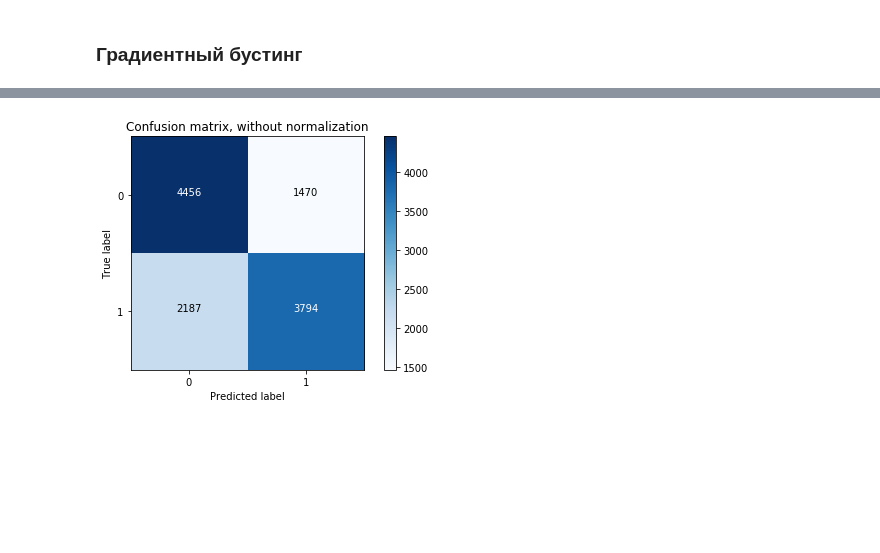
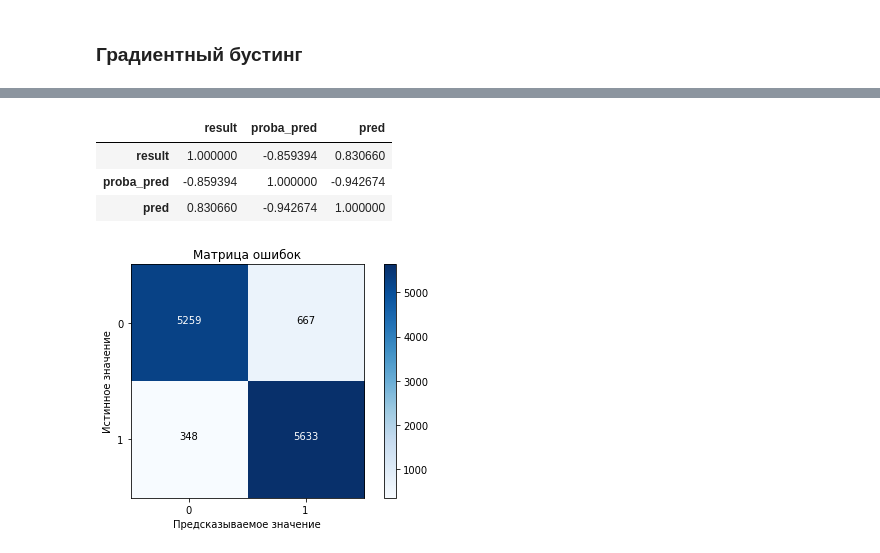
Before and after one commit to DmitryEliseev/diploma-project-2018, a Jupyter notebook: machine-learning/S2-LR_SVC_GB.ipynb, the cells around one changed output, grey strips where cells are left out. Drawn from its saved outputs; the diff is of its cells as text; code cells hidden in the pictures; blank space fills up the shorter version.

```diff
--- a/machine-learning/S2-LR_SVC_GB.ipynb
+++ b/machine-learning/S2-LR_SVC_GB.ipynb
@@ -161,5 +167,11 @@ print([var[0] for var in result2[-NUM_OF_BEST_FEATURES:]])
 НАИМЕНЕЕ важные переменные для GradientBoostingClassifier:
 ['supT_1', 'org_1s_sev', 'sup_sim_price', 'price_higher_pmp', 'sup_okpd_exp']
-# %%
-scaler = StandardScaler()
-X = scaler.fit_transform(X)
+# %%
+# Нормализация значений описательных переменных
+scaler = StandardScaler()
+
+columns_to_normalize = ['org_cntr_num', 'sup_cntr_num', 'sup_cntr_avg_price', 'pmp']
+X.loc[:, columns_to_normalize] = scaler.fit_transform(X.loc[:, columns_to_normalize])
+
+X['price'] = np.log(X['price'])
+X = X.values
@@ -188,7 +202,7 @@ gb = GradientBoostingClassifier()
 # %%
 start_time = time.time()
 
-for idx, (train_index, test_index) in enumerate(KFold(n_splits=10).split(X)):
+for idx, (train_index, test_index) in enumerate(KFold(n_splits=10, shuffle=True).split(X)):
     print('Обучение {} разбиения'.format(idx + 1))
 
     X_train = X[train_index]
@@ -235,7 +249,8 @@ print("--- %s секунд ---" % (time.time() - start_time))
 # %%
 def plot_confusion_matrix(
-    cm, classes, normalize=False, title='Confusion matrix', cmap=plt.cm.Blues
+    cm, classes, normalize=False, title='Матрица ошибок', cmap=plt.cm.Blues
 ):
+    """Построение матрицы ошибок"""
 
     if normalize:
         cm = cm.astype('float') / cm.sum(axis=1)[:, np.newaxis]
@@ -255,7 +270,7 @@ def plot_confusion_matrix(
                  color="white" if cm[i, j] > thresh else "black")
 
     plt.tight_layout()
-    plt.ylabel('True label')
-    plt.xlabel('Predicted label')
+    plt.ylabel('Истинное значение')
+    plt.xlabel('Предсказываемое значение')
 # %%
 def plot_dependence(res):
@@ -404,15 +439,20 @@ gb_res = pd.DataFrame({'result': gb_y_test_real}).join(
         pd.DataFrame({'pred': gb_y_test_pred})
     )
 )
+# %%
+gb_res.corr()
+# %% [output]
+|  | result | proba_pred | pred |
+| result | 1.000000 | -0.859394 | 0.830660 |
+| proba_pred | -0.859394 | 1.000000 | -0.942674 |
+| pred | 0.830660 | -0.942674 | 1.000000 |
 # %%
 plot_confusion_matrix(
     confusion_matrix(gb_y_test_real, gb_y_test_pred),
-    classes=gb.classes_,
-#     normalize=True,
-    title='Confusion matrix, without normalization'
+    classes=gb.classes_
 )
 # %% [output]
-[figure, old version]
+[figure, new version]
 # %%
 plot_dependence(gb_res)
 # %% [output]
```
Also changed, not shown: parts of 32 cells of this notebook, 1 other file.
